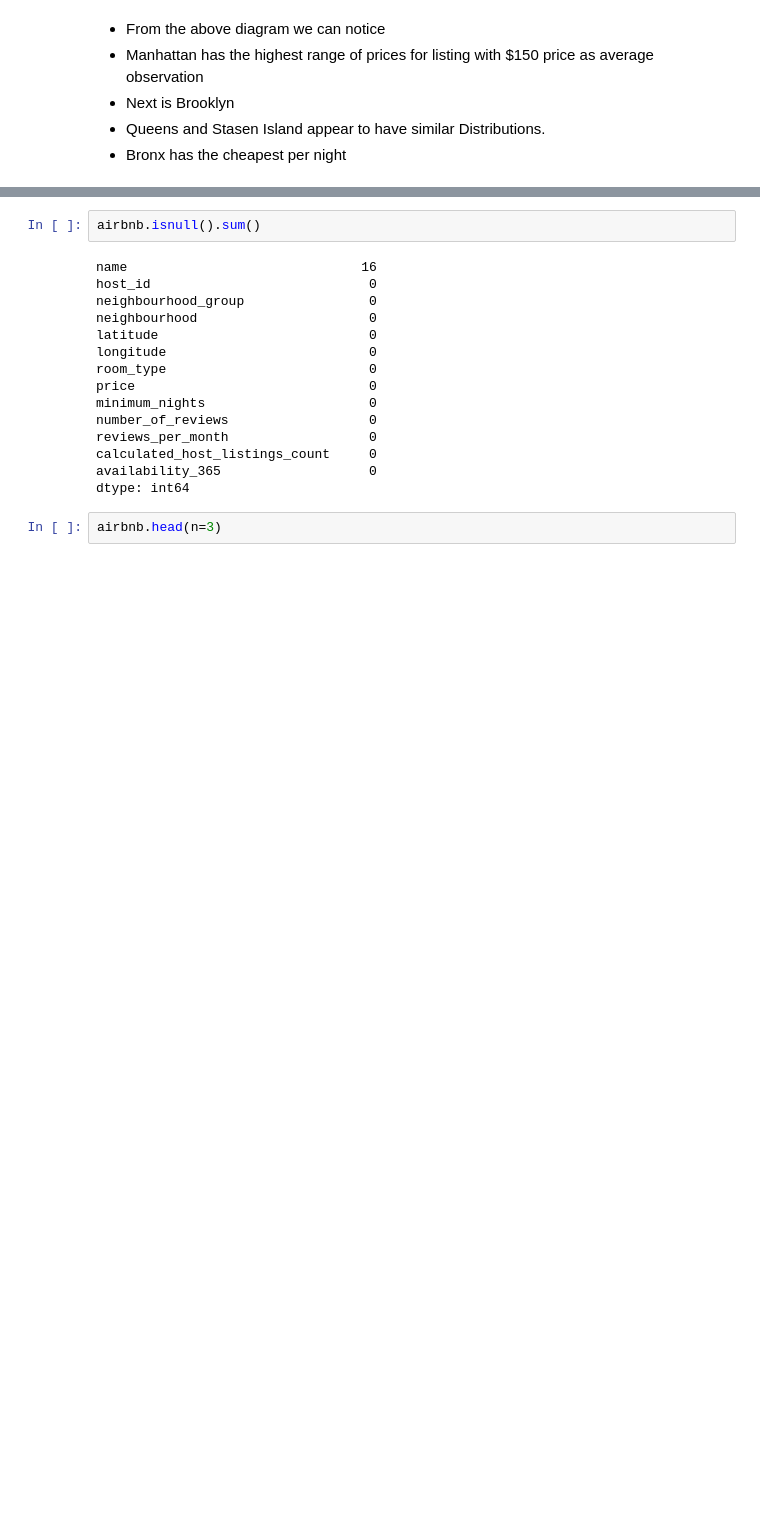
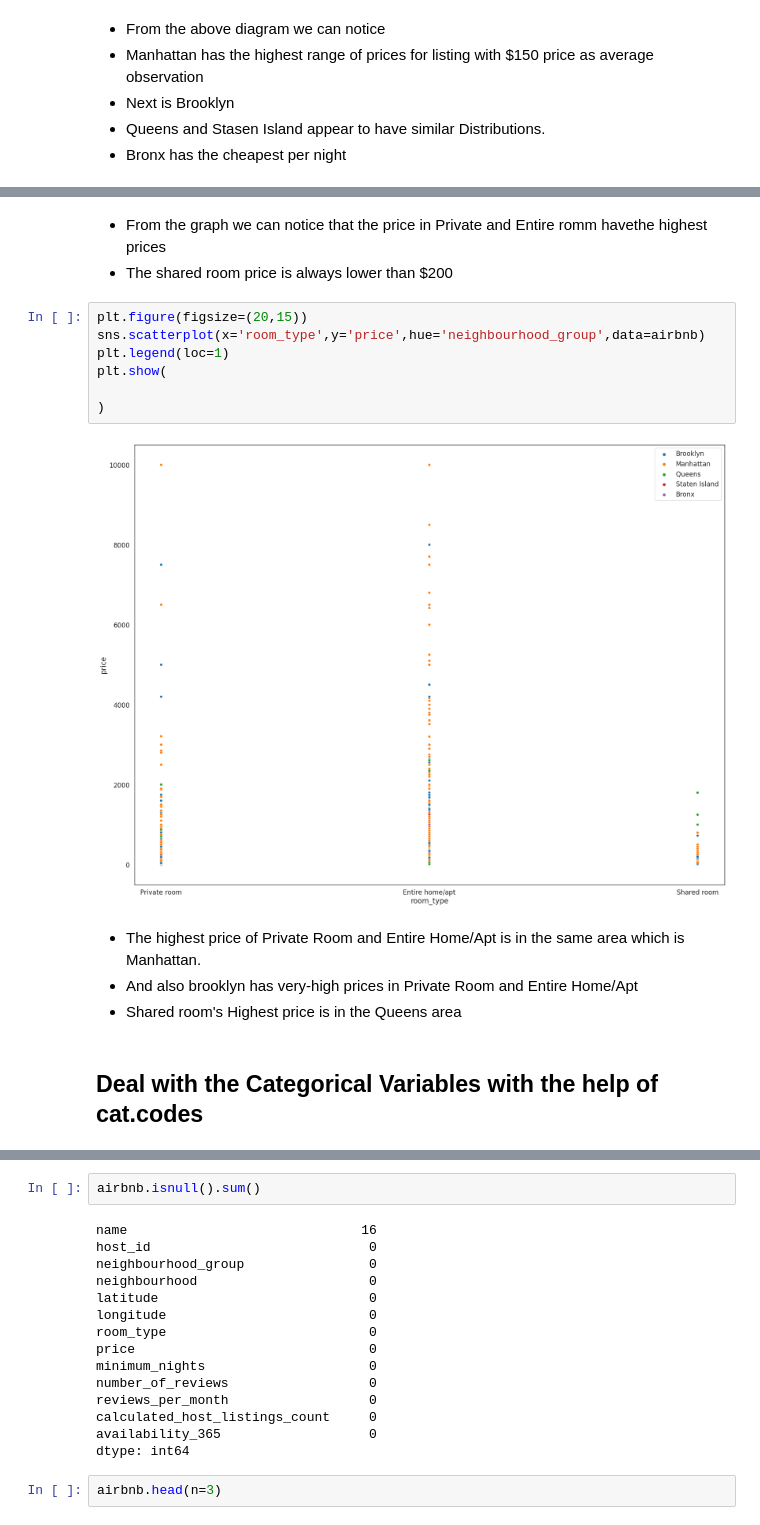
Before and after one commit to aman-singanamala/EDA-s, a Jupyter notebook: New-York-City-Airbnb-Open-Data/analysis.ipynb, the cells around one changed output, grey strips where cells are left out. Saved outputs shown, nothing was run; the diff lists cells and outputs as text; blank space fills up the shorter version.

```diff
--- a/New-York-City-Airbnb-Open-Data/analysis.ipynb
+++ b/New-York-City-Airbnb-Open-Data/analysis.ipynb
@@ -179,0 +191,18 @@ plt.show()
+# %% [markdown]
+* From the graph we can notice that the price in Private and Entire romm havethe highest prices
+* The shared room price is always lower than $200
+# %%
+plt.figure(figsize=(20,15))
+sns.scatterplot(x='room_type',y='price',hue='neighbourhood_group',data=airbnb)
+plt.legend(loc=1)
+plt.show(
+
+)
+# %% [output]
+[figure, added]
+# %% [markdown]
+* The highest price of Private Room and Entire Home/Apt is in the same area which is Manhattan.
+*  And also brooklyn has very-high prices in Private Room and Entire Home/Apt
+*  Shared room's Highest price is in the Queens area
+# %% [markdown]
+## Deal with the Categorical Variables with the help of cat.codes
```
Also changed, not shown: parts of 10 cells of this notebook, 3 other files.
